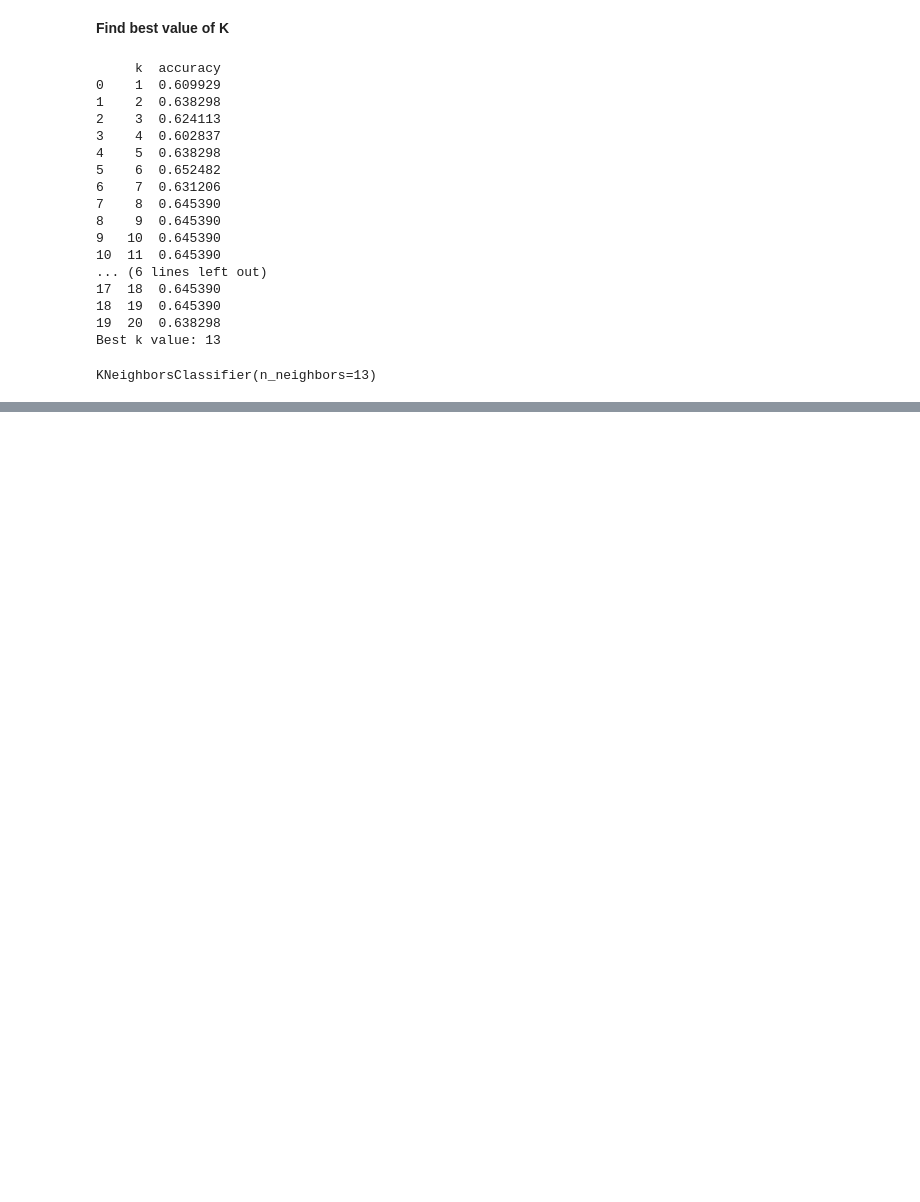
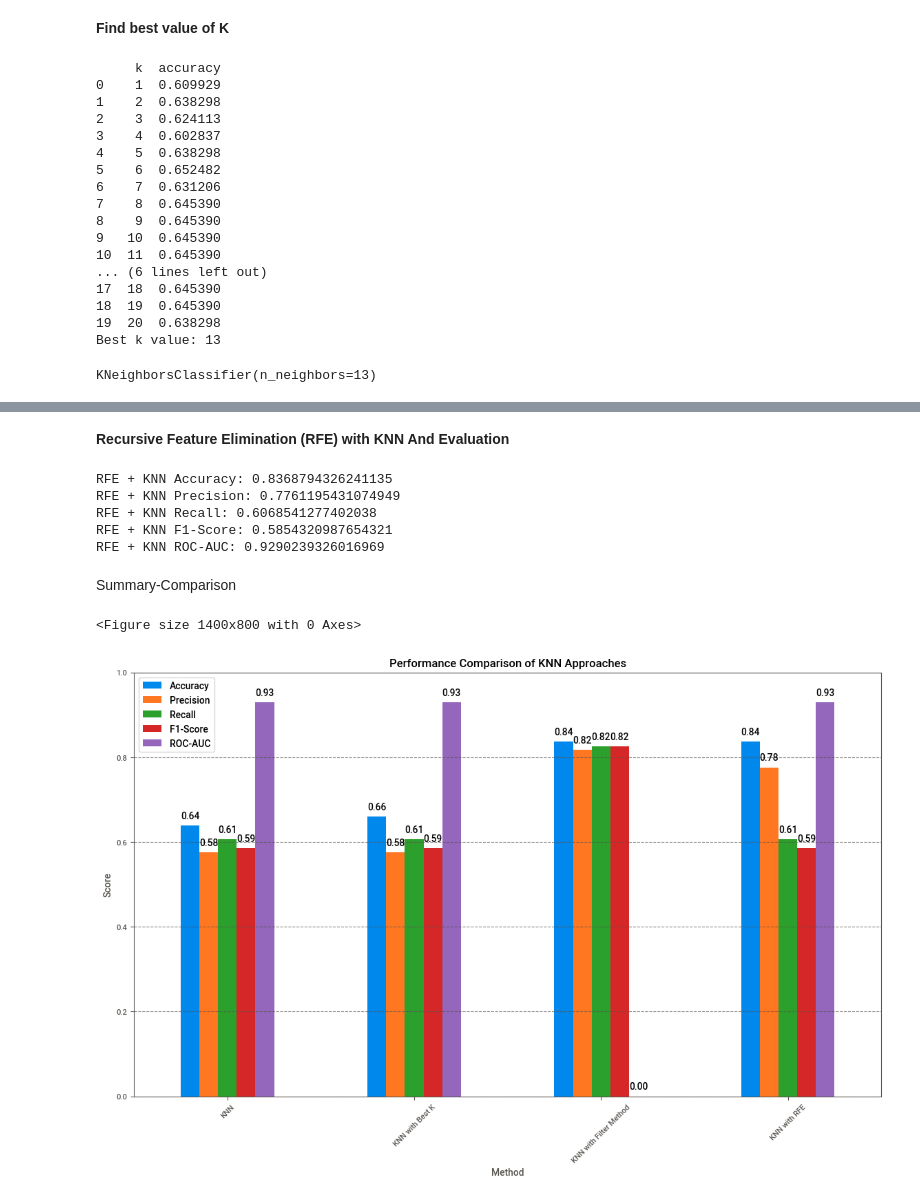
Before and after one commit to Simran65/UCI_Heart_Disease_Task2_Web3gle, a Jupyter notebook: uci-heart-disease-data-knn.ipynb, the cells around one changed output, grey strips where cells are left out. Cells and saved outputs as stored; diff of their text form; code cells hidden in the pictures; blank space fills up the shorter version.

```diff
--- a/uci-heart-disease-data-knn.ipynb
+++ b/uci-heart-disease-data-knn.ipynb
@@ -414,3 +448,83 @@ F1-score: 0.8249102530426407
     accuracy                           0.84       141
    macro avg       0.58      0.61      0.59       141
 weighted avg       0.82      0.84      0.82       141
+# %% [markdown]
+**Recursive Feature Elimination (RFE) with KNN And Evaluation**
+# %%
+from sklearn.metrics import roc_auc_score
+
+knn = KNeighborsClassifier(n_neighbors=5)
+rfe = RFE(estimator=knn, n_features_to_select=10)
+rfe.fit(X_train, y_train)
+X_train_rfe = rfe.transform(X_train)
+X_test_rfe = rfe.transform(X_test)
+knn.fit(X_train_rfe, y_train)
+y_pred_rfe = knn.predict(X_test_rfe)
+print("RFE + KNN Accuracy:", accuracy_score(y_test, y_pred_rfe))
+print("RFE + KNN Precision:", precision_score(y_test, y_pred_rfe, average='macro', zero_division=1))
+print("RFE + KNN Recall:", recall_score(y_test, y_pred_rfe, average='macro'))
+print("RFE + KNN F1-Score:", f1_score(y_test, y_pred_rfe, average='macro'))
+print("RFE + KNN ROC-AUC:", roc_auc_score(y_test, knn.predict_proba(X_test_rfe), multi_class='ovr'))
+# %% [output]
+RFE + KNN Accuracy: 0.8368794326241135
+RFE + KNN Precision: 0.7761195431074949
+RFE + KNN Recall: 0.6068541277402038
+RFE + KNN F1-Score: 0.5854320987654321
+RFE + KNN ROC-AUC: 0.9290239326016969
+# %% [markdown]
+Summary-Comparison
+# %%
+# Metrics for different approaches
+metrics = {
+    'KNN': {
+        'Accuracy': 0.6382978723404256,
+        'Precision': 0.5761195431074949,
+        'Recall': 0.6068541277402038,
+        'F1-Score': 0.5854320987654321,
+        'ROC-AUC': 0.9290239326016969
+    },
+    'KNN with Best K': {
+        'Accuracy': 0.6595744680851063,
+        'Precision': 0.5761195431074949,
+        'Recall': 0.6068541277402038,
+        'F1-Score': 0.5854320987654321,
+        'ROC-AUC': 0.9290239326016969
+    },
+    'KNN with Filter Method': {
+        'Accuracy': 0.8368794326241135,
+        'Precision': 0.8174980108330532,
+        'Recall': 0.8249102530426407,
+        'F1-Score': 0.8249102530426407,
+        'ROC-AUC': np.nan  # ROC-AUC not calculated in this step
+    },
+    'KNN with RFE': {
+        'Accuracy': 0.8368794326241135,
+        'Precision': 0.7761195431074949,
+        'Recall': 0.6068541277402038,
+        'F1-Score': 0.5854320987654321,
+        'ROC-AUC': 0.9290239326016969
+    }
+}
+
+# Convert metrics to DataFrame for easy plotting
+metrics_df = pd.DataFrame(metrics).T
+metrics_df = metrics_df.reset_index().rename(columns={'index': 'Method'})
+
+# Plotting
+plt.figure(figsize=(14, 8))
+metrics_df.set_index('Method').plot(kind='bar', figsize=(14, 8), rot=45)
+plt.title('Performance Comparison of KNN Approaches')
+plt.ylabel('Score')
+plt.xlabel('Method')
+plt.ylim(0, 1)  # Set y-axis limit to 1 for better comparison
+plt.grid(axis='y', linestyle='--', alpha=0.7)
+
+# Annotate bars with exact values
+for p in plt.gca().patches:
+    plt.gca().annotate(f'{p.get_height():.2f}', (p.get_x() + p.get_width() / 2., p.get_height()),
+                       ha='center', va='center', xytext=(0, 10), textcoords='offset points')
+
+plt.show()
+# %% [output]
+<Figure size 1400x800 with 0 Axes>
+[figure, added]
```
Also changed, not shown: parts of 9 cells of this notebook.
